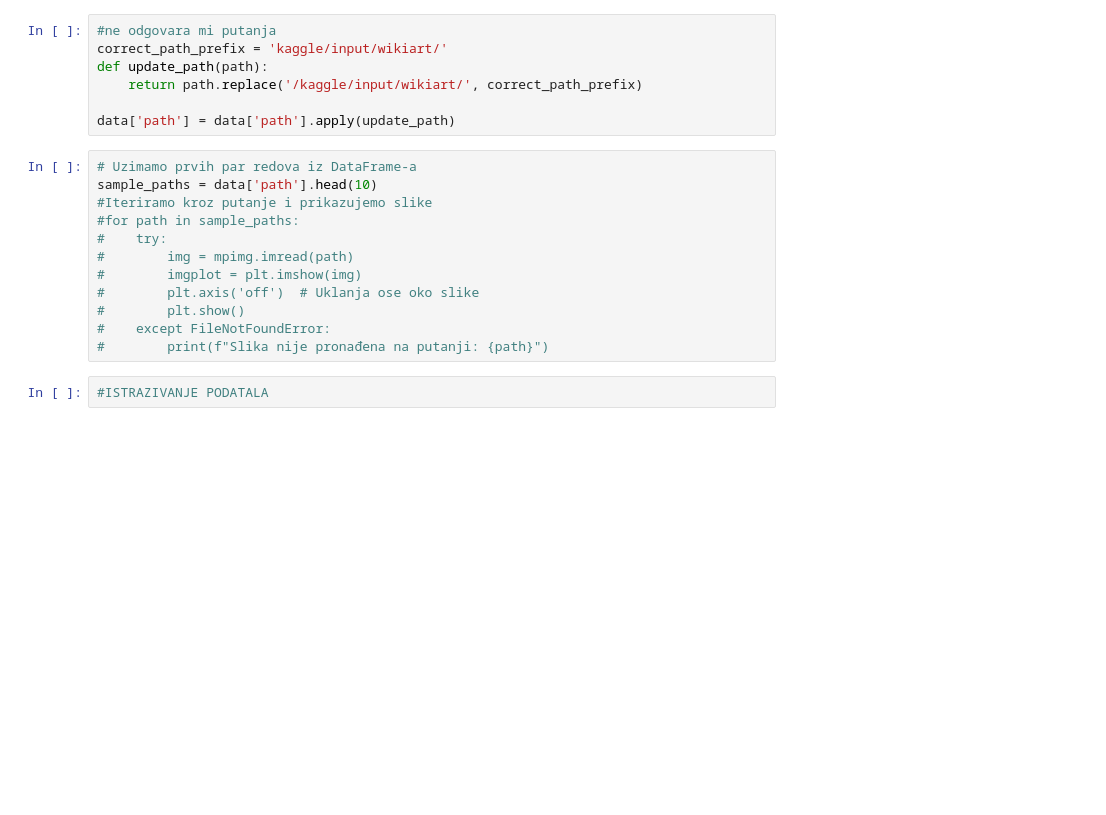
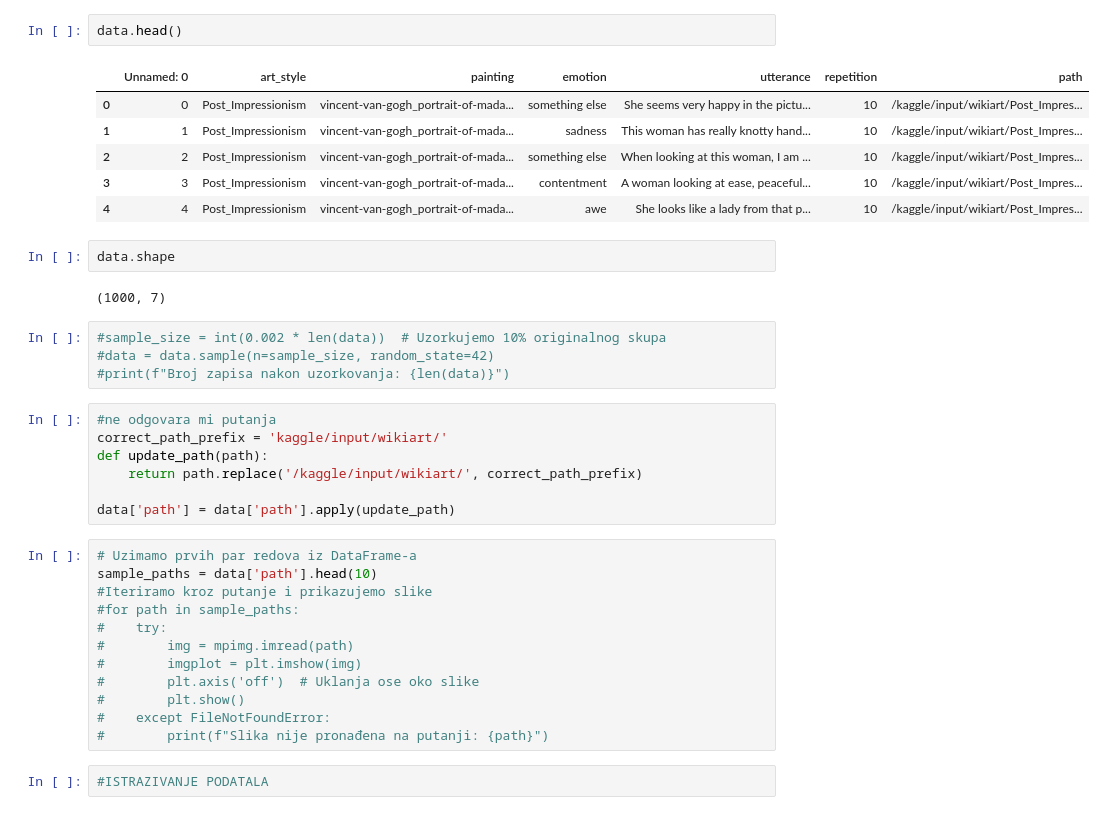
Before and after one commit to aletrailo/ml_matf, a Jupyter notebook: EmocionalnaKlasifikacija.ipynb, the cells around one changed output. Drawn from its saved outputs; the diff is of its cells as text; blank space fills up the shorter version.

```diff
--- a/EmocionalnaKlasifikacija.ipynb
+++ b/EmocionalnaKlasifikacija.ipynb
@@ -23,3 +28,20 @@ data
+# %%
+data.head()
+# %% [output]
+|  | Unnamed: 0 | art_style | painting | emotion | utterance | repetition | path |
+| 0 | 0 | Post_Impressionism | vincent-van-gogh_portrait-of-mada... | something else | She seems very happy in the pictu... | 10 | /kaggle/input/wikiart/Post_Impres... |
+| 1 | 1 | Post_Impressionism | vincent-van-gogh_portrait-of-mada... | sadness | This woman has really knotty hand... | 10 | /kaggle/input/wikiart/Post_Impres... |
+| 2 | 2 | Post_Impressionism | vincent-van-gogh_portrait-of-mada... | something else | When looking at this woman, I am ... | 10 | /kaggle/input/wikiart/Post_Impres... |
+| 3 | 3 | Post_Impressionism | vincent-van-gogh_portrait-of-mada... | contentment | A woman looking at ease, peaceful... | 10 | /kaggle/input/wikiart/Post_Impres... |
+| 4 | 4 | Post_Impressionism | vincent-van-gogh_portrait-of-mada... | awe | She looks like a lady from that p... | 10 | /kaggle/input/wikiart/Post_Impres... |
+# %%
+data.shape
+# %% [output]
+(1000, 7)
+# %%
+#sample_size = int(0.002 * len(data))  # Uzorkujemo 10% originalnog skupa
+#data = data.sample(n=sample_size, random_state=42)
+#print(f"Broj zapisa nakon uzorkovanja: {len(data)}")
 # %%
 #ne odgovara mi putanja
 correct_path_prefix = 'kaggle/input/wikiart/'
```
Also changed, not shown: parts of 24 cells of this notebook, 1 other file.
